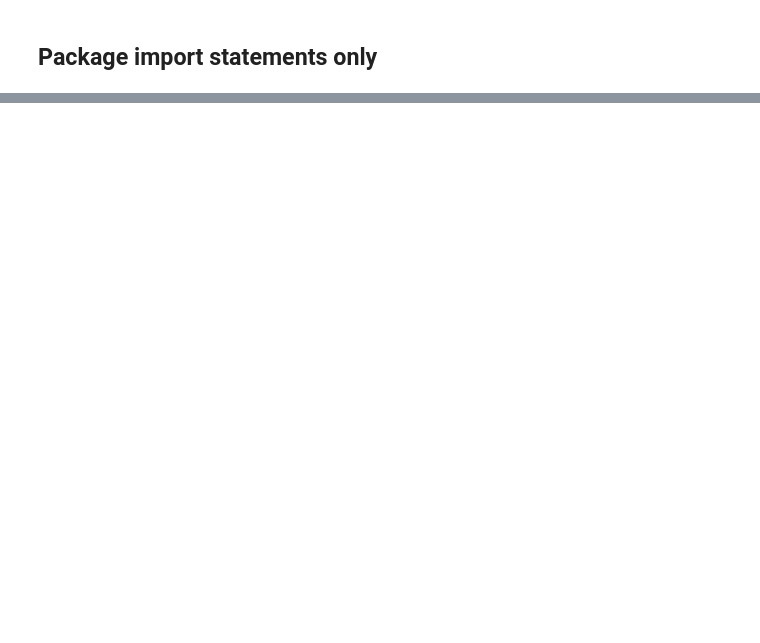
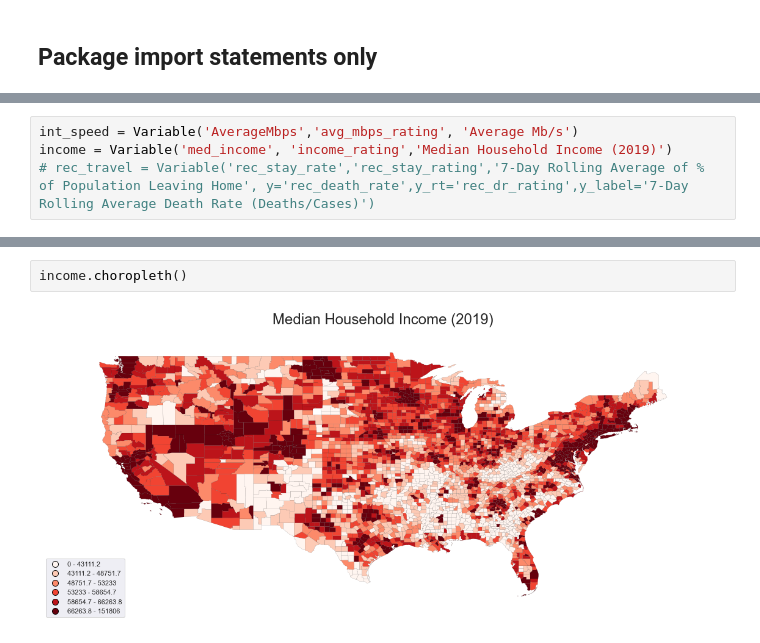
Before and after one commit to jgreene114/INFO2950Project, a Jupyter notebook: Data_Analysis_2.ipynb, the cells around one changed output, grey strips where cells are left out. Cells and saved outputs as stored; diff of their text form; blank space fills up the shorter version.

```diff
--- a/Data_Analysis_2.ipynb
+++ b/Data_Analysis_2.ipynb
@@ -115,0 +314,4 @@ county_internet_df.avg_mbps_rating.plot.hist()
+# %%
+int_speed = Variable('AverageMbps','avg_mbps_rating', 'Average Mb/s')
+income = Variable('med_income', 'income_rating','Median Household Income (2019)')
+# rec_travel = Variable('rec_stay_rate','rec_stay_rating','7-Day Rolling Average of % of Population Leaving Home', y='rec_death_rate',y_rt='rec_dr_rating',y_label='7-Day Rolling Average Death Rate (Deaths/Cases)')
@@ -115,0 +432,4 @@ county_internet_df.avg_mbps_rating.plot.hist()
+# %%
+income.choropleth()
+# %% [output]
+[figure, added]
```
Also changed, not shown: parts of 68 cells of this notebook, 4 other files.
